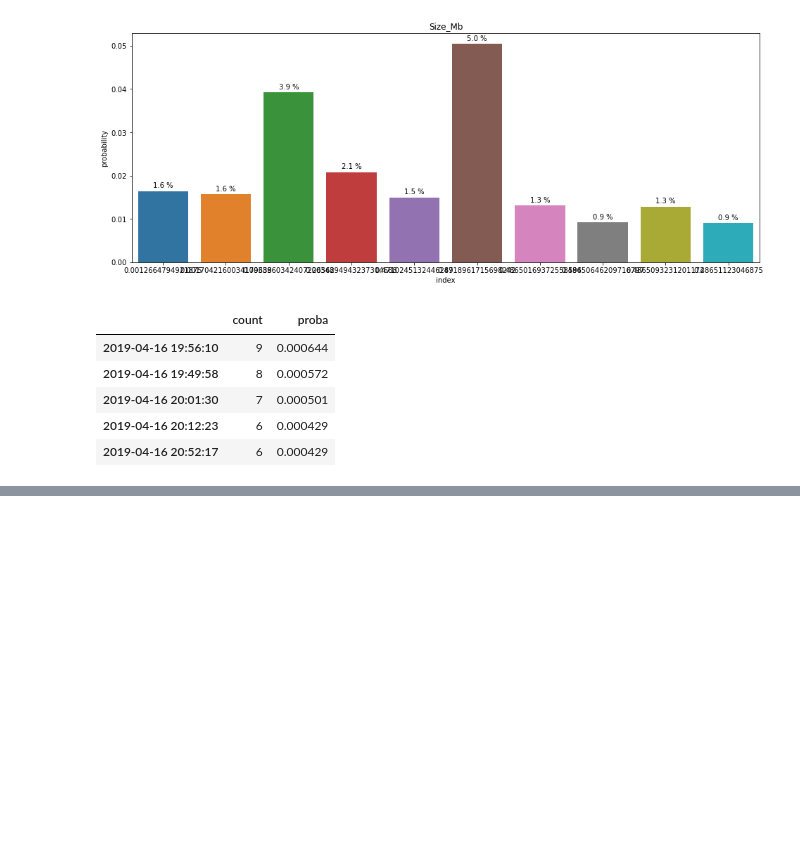
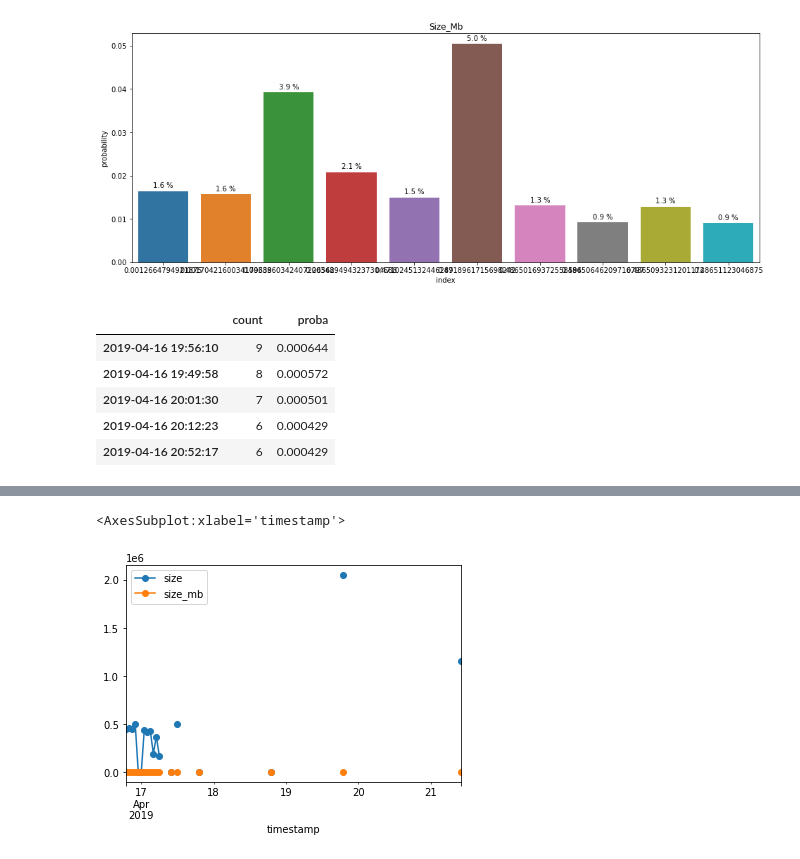
Before and after one commit to veronica-f-reyes/anomaly-detection-exercises, a Jupyter notebook: discrete_anomaly_detection.ipynb, the cells around one changed output, grey strips where cells are left out. Saved outputs shown, nothing was run; the diff lists cells and outputs as text; code cells hidden in the pictures; blank space fills up the shorter version.

```diff
--- a/discrete_anomaly_detection.ipynb
+++ b/discrete_anomaly_detection.ipynb
@@ -300,0 +296,5 @@ plt.figure();
+# %%
+ df.resample('H').mean().plot(y=['size','size_mb'], marker='o',use_index=True)
+# %% [output]
+<AxesSubplot:xlabel='timestamp'>
+[figure, added]
```
Also changed, not shown: parts of 11 cells of this notebook.
